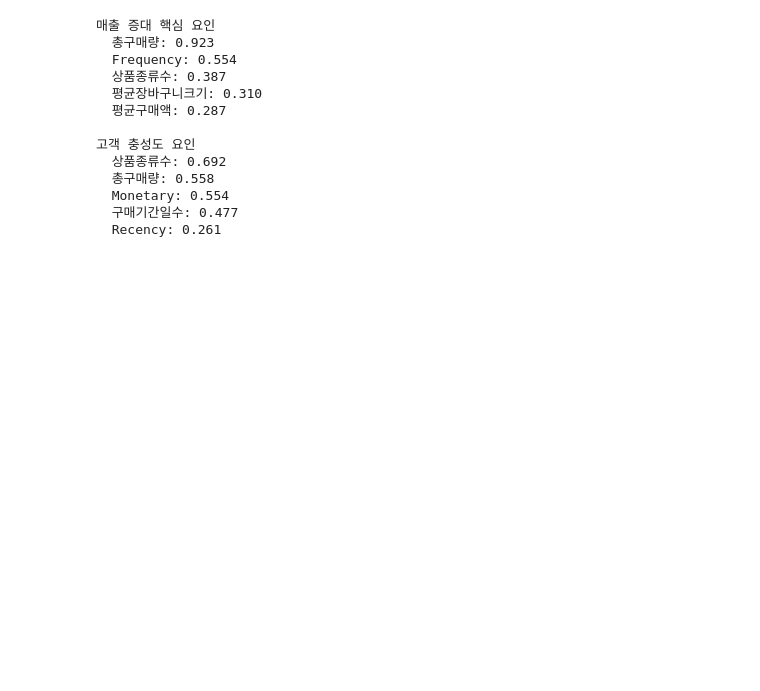
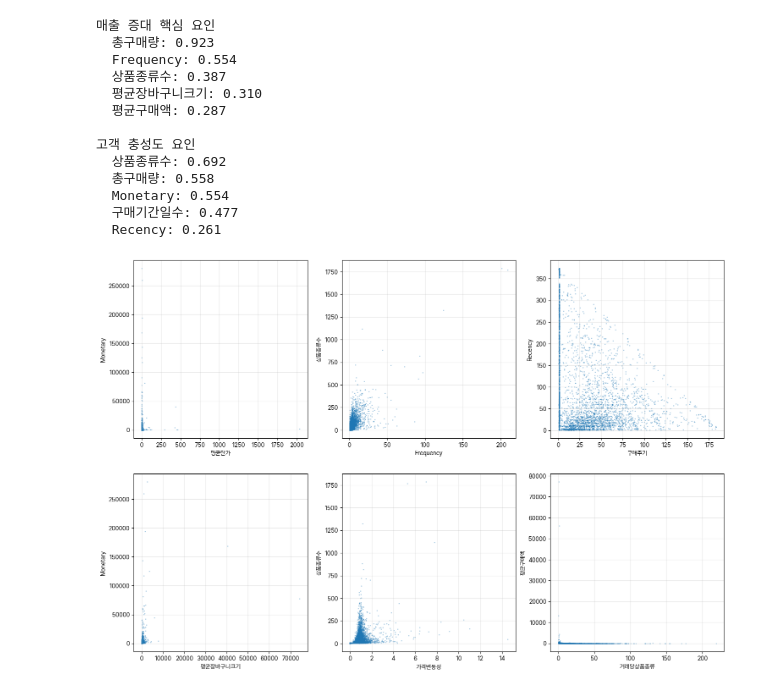
Before and after one commit to semistone97/TIL, a Jupyter notebook: data analysis/06_corr.ipynb, the cells around one changed output. Drawn from its saved outputs; the diff is of its cells as text; code cells hidden in the pictures; blank space fills up the shorter version.

```diff
--- a/data analysis/06_corr.ipynb
+++ b/data analysis/06_corr.ipynb
@@ -313,3 +392,30 @@ for factor, corr in frequency_corr.head(6).items():
   Monetary: 0.554
   구매기간일수: 0.477
   Recency: 0.261
+# %%
+fig, axes = plt.subplots(2, 3, figsize=(18, 12))
+# 그래프 2차원 리스트 -> 1차원으로 평탄화
+axes = axes.ravel()
+relationships = [
+    ('평균단가', 'Monetary', '평균단가 vs Monetary'),
+    ('Frequency', '상품종류수', '구매횟수 vs 상품종류수'),
+    ('구매주기', 'Recency', '구매주기 vs 최근성'),
+    ('평균장바구니크기', 'Monetary', '장바구니크기 vs 총구매액'),
+    ('가격변동성', '상품종류수', '가격변동성 vs 상품종류수'),
+    ('거래당상품종류', '평균구매액', '거래당상품종류 vs 평균구매액')
+]
+
+# a1, a2, a3, a4, a5, a6 = axes.ravel() # 이렇게 하면 안 됨
+for idx, (x, y ,title) in enumerate(relationships):
+    # for문으로 돌릴 거임.
+    # 산점도
+    axes[idx].scatter(customer_stats[x], customer_stats[y], alpha=0.3, s=1)
+    # 선형 회귀선(trend line)
+    np.polyfit(customer_stats[x], customer_stats[y]) # 다항식 함수를 만들어주는 매서드
+    # s: 원의 사이즈
+    axes[idx].set_xlabel(x)
+    axes[idx].set_ylabel(y)
+    # axes[idx].set_title(f'{title}\nP:{pearson_r:.3f}, S:{spearman_r:.3f}')
+    axes[idx].grid(True, alpha=0.3)
+# %% [output]
+[figure, added]
```
Also changed, not shown: parts of 10 cells of this notebook, 5 other files.
